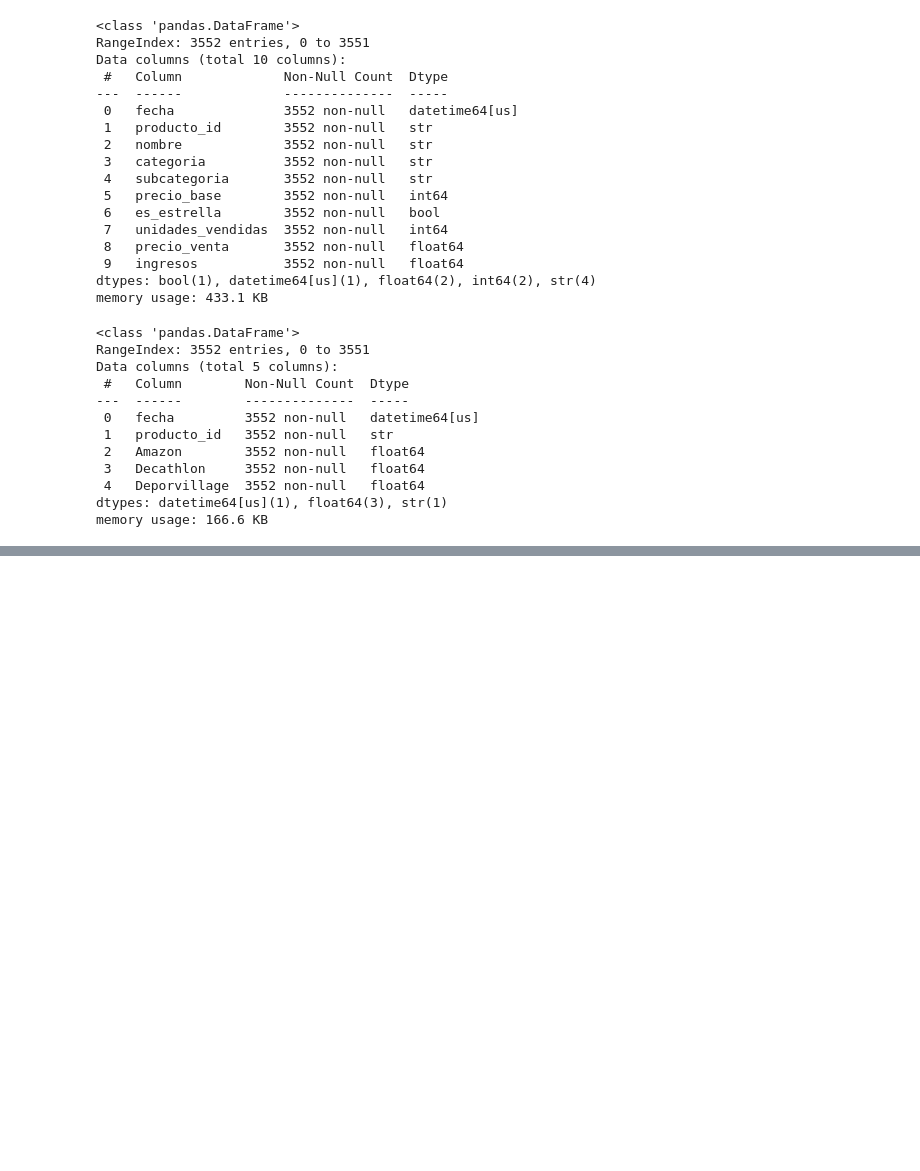
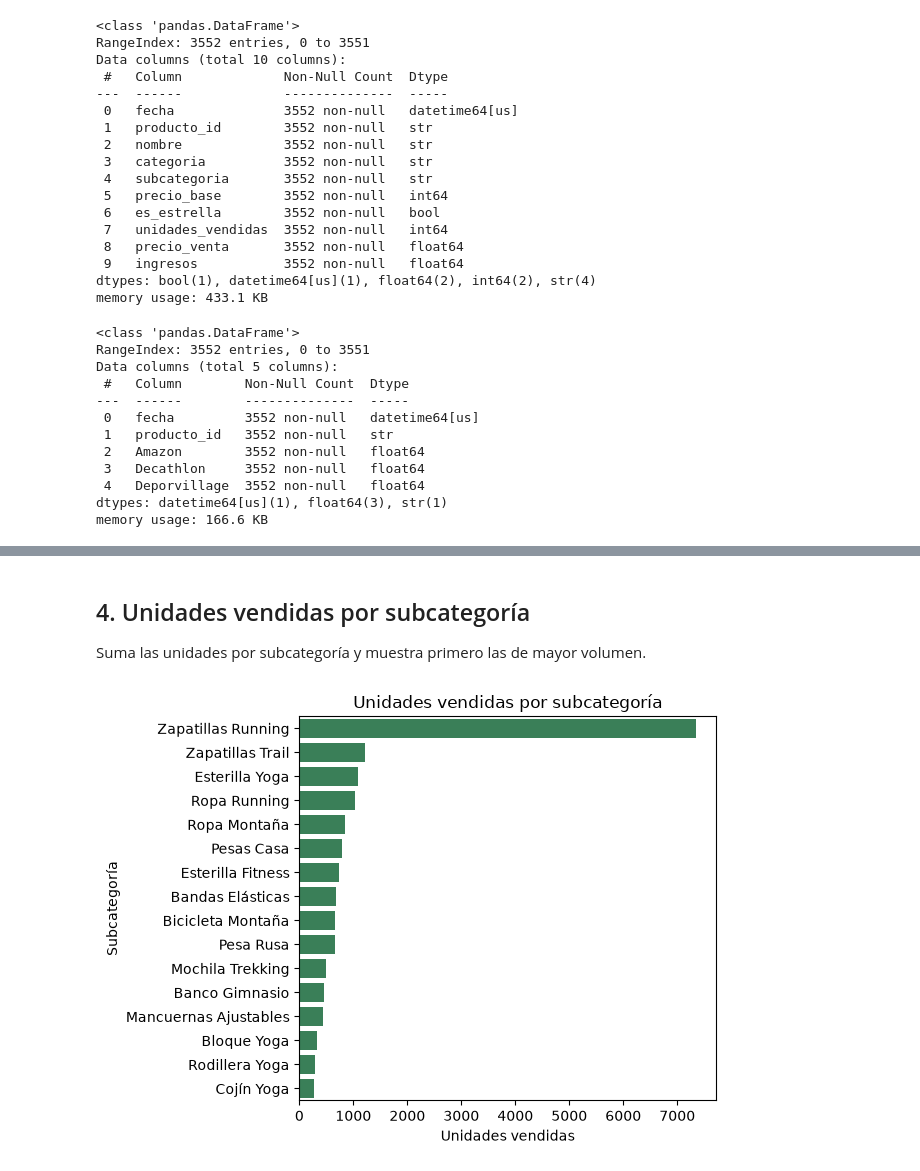
Before and after one commit to florenciaalmironfr-svg/prevision-ventes, a Jupyter notebook: notebooks/Entrenamiento.ipynb, the cells around one changed output, grey strips where cells are left out. Saved outputs shown, nothing was run; the diff lists cells and outputs as text; code cells hidden in the pictures; blank space fills up the shorter version.

```diff
--- a/notebooks/Entrenamiento.ipynb
+++ b/notebooks/Entrenamiento.ipynb
@@ -238,0 +343,23 @@ Deporvillage    0
+# %% [markdown]
+## 4. Unidades vendidas por subcategoría
+Suma las unidades por subcategoría y muestra primero las de mayor volumen.
+# %%
+# Sumar y ordenar las unidades vendidas por subcategoría.
+ventas_por_subcategoria = (
+    df.groupby("subcategoria", as_index=False)["unidades_vendidas"]
+    .sum()
+    .sort_values("unidades_vendidas", ascending=False)
+)
+sns.barplot(
+    data=ventas_por_subcategoria,
+    x="unidades_vendidas",
+    y="subcategoria",
+    color="seagreen",
+)
+plt.title("Unidades vendidas por subcategoría")
+plt.xlabel("Unidades vendidas")
+plt.ylabel("Subcategoría")
+plt.tight_layout()
+plt.show()
+# %% [output]
+[figure, added]
```
Also changed, not shown: parts of 10 cells of this notebook, 1 other file.
